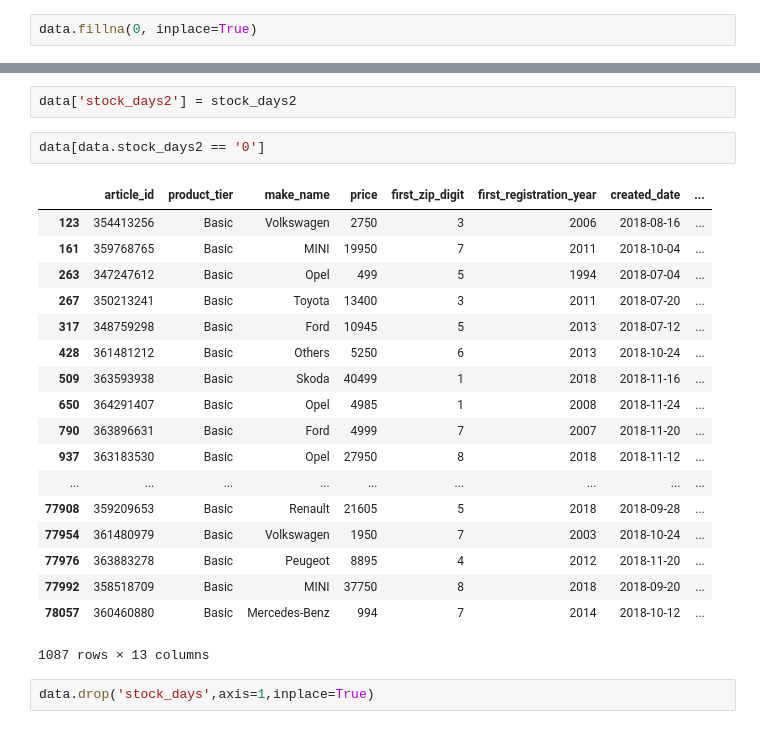
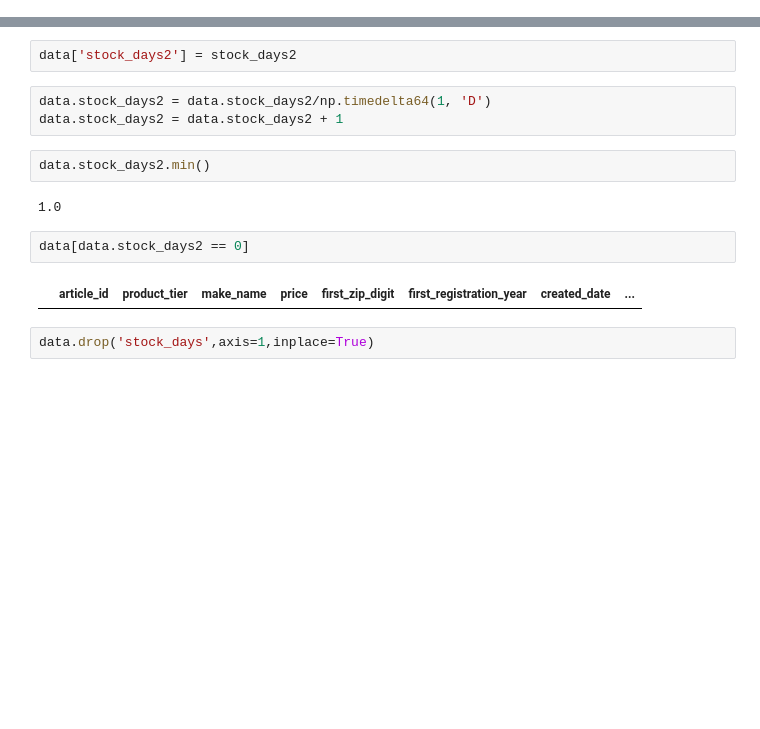
Before and after one commit to infoshareacademy/jdszw1-delta, a Jupyter notebook: AutoOpchne/JDSZW1DE-25.ipynb, the cells around one changed output, grey strips where cells are left out. Cells and saved outputs as stored; diff of their text form; blank space fills up the shorter version.

```diff
--- a/AutoOpchne/JDSZW1DE-25.ipynb
+++ b/AutoOpchne/JDSZW1DE-25.ipynb
@@ -3,4 +22,2 @@ import pandas as pd
 # %%
 data = pd.read_csv('AAAutoSprzedam_data.csv', sep=';')
-# %%
-data.fillna(0, inplace=True)
@@ -12,27 +44,17 @@ data.deleted_date = pd.to_datetime(data.deleted_date)
 stock_days2 = data.deleted_date - data.created_date
 # %%
 data['stock_days2'] = stock_days2
+# %%
+data.stock_days2 = data.stock_days2/np.timedelta64(1, 'D')
+data.stock_days2 = data.stock_days2 + 1
+# %%
+data.stock_days2.min()
+# %% [output]
+1.0
 # %%
-data[data.stock_days2 == '0']
+data[data.stock_days2 == 0]
 # %% [output]
 |  | article_id | product_tier | make_name | price | first_zip_digit | first_registration_year | created_date | ... |
-| 123 | 354413256 | Basic | Volkswagen | 2750 | 3 | 2006 | 2018-08-16 | ... |
-| 161 | 359768765 | Basic | MINI | 19950 | 7 | 2011 | 2018-10-04 | ... |
-| 263 | 347247612 | Basic | Opel | 499 | 5 | 1994 | 2018-07-04 | ... |
-| 267 | 350213241 | Basic | Toyota | 13400 | 3 | 2011 | 2018-07-20 | ... |
-| 317 | 348759298 | Basic | Ford | 10945 | 5 | 2013 | 2018-07-12 | ... |
-| 428 | 361481212 | Basic | Others | 5250 | 6 | 2013 | 2018-10-24 | ... |
-| 509 | 363593938 | Basic | Skoda | 40499 | 1 | 2018 | 2018-11-16 | ... |
-| 650 | 364291407 | Basic | Opel | 4985 | 1 | 2008 | 2018-11-24 | ... |
-| 790 | 363896631 | Basic | Ford | 4999 | 7 | 2007 | 2018-11-20 | ... |
-| 937 | 363183530 | Basic | Opel | 27950 | 8 | 2018 | 2018-11-12 | ... |
-| ... | ... | ... | ... | ... | ... | ... | ... | ... |
-| 77908 | 359209653 | Basic | Renault | 21605 | 5 | 2018 | 2018-09-28 | ... |
-| 77954 | 361480979 | Basic | Volkswagen | 1950 | 7 | 2003 | 2018-10-24 | ... |
-| 77976 | 363883278 | Basic | Peugeot | 8895 | 4 | 2012 | 2018-11-20 | ... |
-| 77992 | 358518709 | Basic | MINI | 37750 | 8 | 2018 | 2018-09-20 | ... |
-| 78057 | 360460880 | Basic | Mercedes-Benz | 994 | 7 | 2014 | 2018-10-12 | ... |
-1087 rows × 13 columns
 # %%
 data.drop('stock_days',axis=1,inplace=True)
 # %%
```
Also changed, not shown: parts of 86 cells of this notebook.
